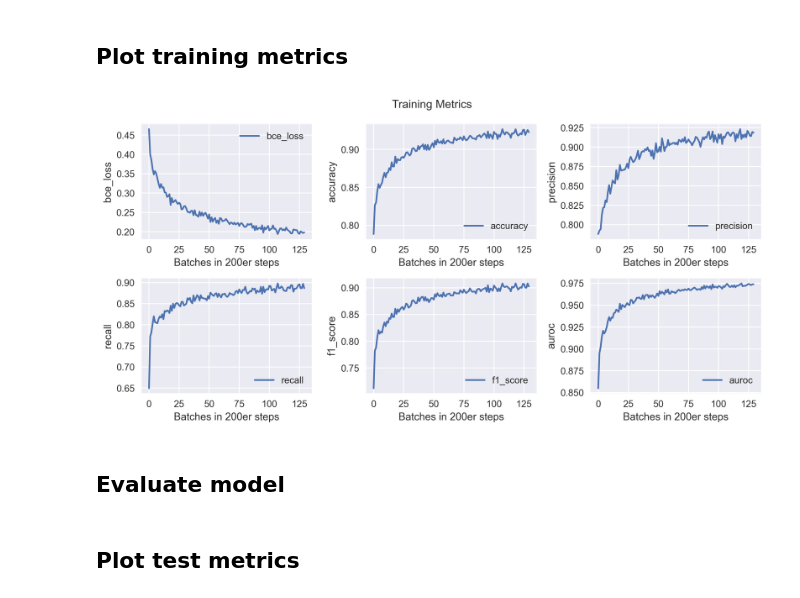
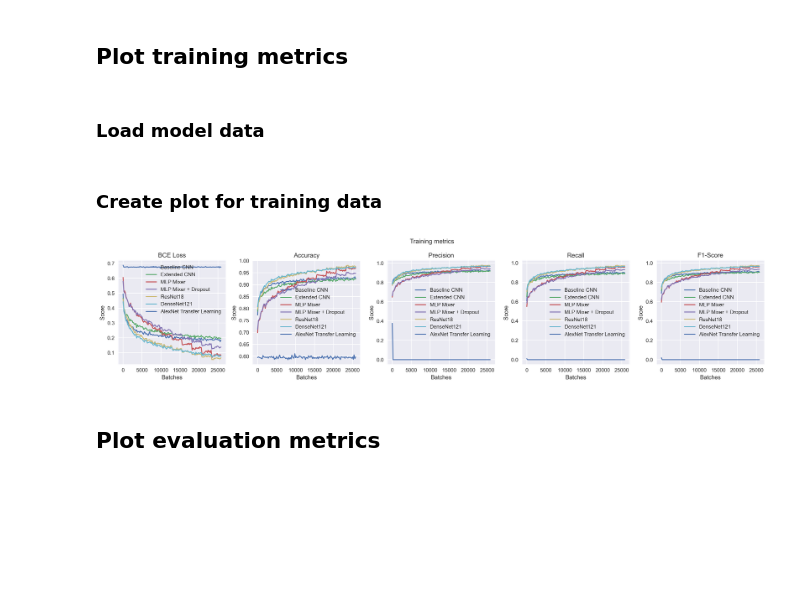
Before and after one commit to LukasDrews97/histopathology-cancer-detection, a Jupyter notebook: Demo.ipynb, the cells around one changed output. Drawn from its saved outputs; the diff is of its cells as text; code cells hidden in the pictures; blank space fills up the shorter version.

```diff
--- a/Demo.ipynb
+++ b/Demo.ipynb
@@ -133,14 +90,0 @@ training_metrics = training_metrics.drop(["Unnamed: 0"], axis=1)
-# %%
-fig = plt.figure(dpi=300, figsize=(10,5))
-for idx, col_name in enumerate(training_metrics.columns):
-    fig.suptitle("Training Metrics")
-    ax = fig.add_subplot(2,3,idx+1)
-    ax.plot(training_metrics.index.values, training_metrics[col_name], label=col_name)
-    ax.legend()
-    ax.grid(True)
-    ax.set(xlabel='Batches in 200er steps', ylabel=col_name)
-fig.tight_layout()
-# %% [output]
-[figure, removed]
-# %% [markdown]
-## Evaluate model
@@ -176,2 +91,39 @@ metrics = metric_collection(preds, labels)
+# %%
+training_data = {
+    "Baseline CNN" : f"{model_data_folder}/cnn1_train.csv",
+    "Extended CNN" : f"{model_data_folder}/cnn2_train.csv",
+    "MLP Mixer": f"{model_data_folder}/mlp_mixer_train.csv",
+    "MLP Mixer + Dropout": f"{model_data_folder}/mlp_mixer_dropout_train.csv",
+    "ResNet18": f"{model_data_folder}/resnet18_train.csv",
+    "DenseNet121": f"{model_data_folder}/densenet121_train.csv",
+    "AlexNet Transfer Learning": f"{model_data_folder}/alexnet_train.csv"
+}
+# %% [markdown]
+### Load model data
+# %%
+for k, v in training_data.items():
+    training_data[k] = pd.read_csv(v)
+    training_data[k] = training_data[k].drop(["Unnamed: 0"], axis=1)
+
+metrics = ["bce_loss","accuracy","precision","recall","f1_score"]
+# %% [markdown]
+### Create plot for training data
+# %%
+fig = plt.figure(figsize=(18,4), dpi=300)
+fig.suptitle("Training metrics")
+index = 1
+
+
+for l in metrics:
+    ax = fig.add_subplot(1, len(metrics), index)
+    for k, m in training_data.items():
+        ax.plot(m.index.values * 200, m[l], label=k)
+    ax.legend()
+    ax.grid(True)
+    ax.set(xlabel='Batches', ylabel="Score", title=name_mapping(l))
+    index +=1
+fig.tight_layout()
+# %% [output]
+[figure, added]
 # %% [markdown]
-## Plot test metrics
+## Plot evaluation metrics
```
Also changed, not shown: parts of 31 cells of this notebook, 27 other files.
